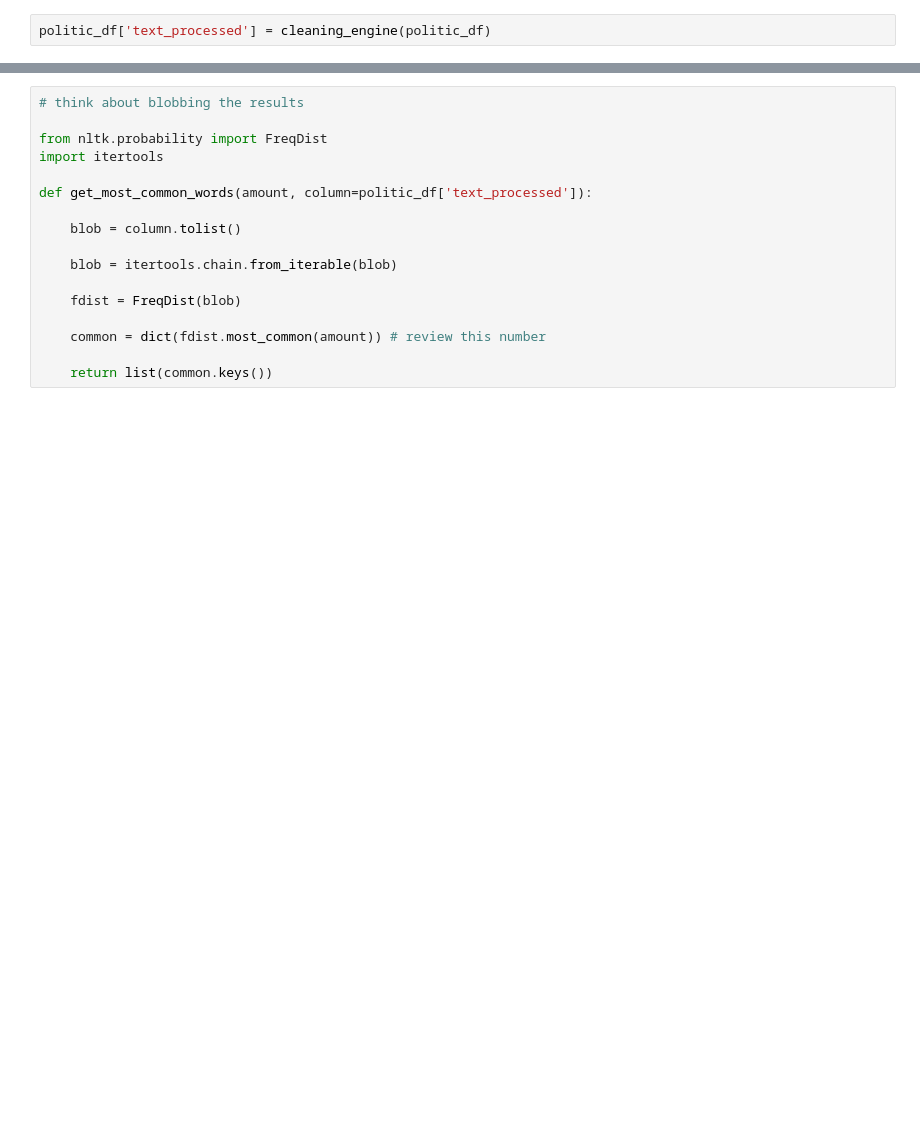
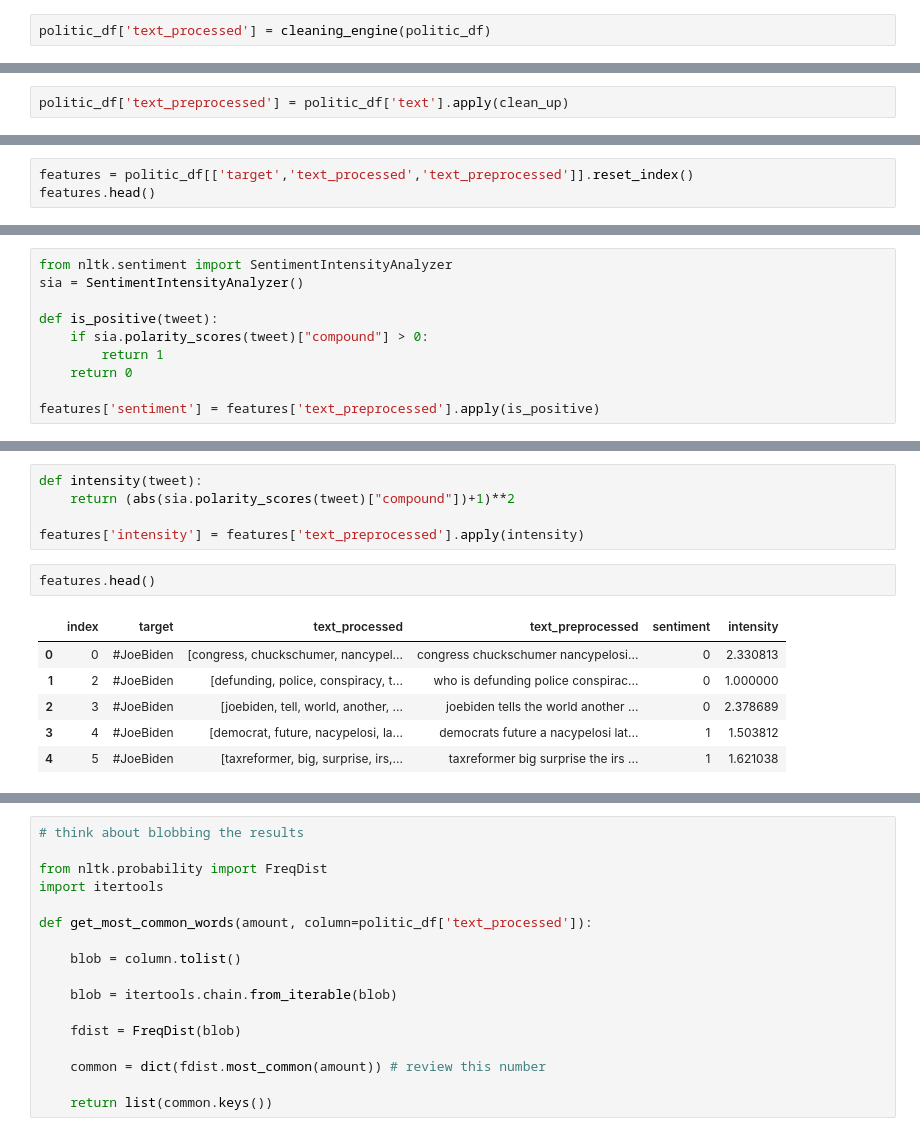
Before and after one commit to FelipeAvila2/ML-Twitter-public-opinion-analysis, a Jupyter notebook: main.ipynb, the cells around one changed output, grey strips where cells are left out. Drawn from its saved outputs; the diff is of its cells as text; blank space fills up the shorter version.

```diff
--- a/main.ipynb
+++ b/main.ipynb
@@ -254,0 +264,2 @@ politic_df['text_processed'] = cleaning_engine(politic_df)
+# %%
+politic_df['text_preprocessed'] = politic_df['text'].apply(clean_up)
@@ -254,0 +268,3 @@ politic_df['text_processed'] = cleaning_engine(politic_df)
+# %%
+features = politic_df[['target','text_processed','text_preprocessed']].reset_index()
+features.head()
@@ -254,0 +379,10 @@ politic_df['text_processed'] = cleaning_engine(politic_df)
+# %%
+from nltk.sentiment import SentimentIntensityAnalyzer
+sia = SentimentIntensityAnalyzer()
+
+def is_positive(tweet):
+    if sia.polarity_scores(tweet)["compound"] > 0:
+        return 1
+    return 0
+
+features['sentiment'] = features['text_preprocessed'].apply(is_positive)
@@ -254,0 +398,14 @@ politic_df['text_processed'] = cleaning_engine(politic_df)
+# %%
+def intensity(tweet):
+    return (abs(sia.polarity_scores(tweet)["compound"])+1)**2
+
+features['intensity'] = features['text_preprocessed'].apply(intensity)
+# %%
+features.head()
+# %% [output]
+|  | index | target | text_processed | text_preprocessed | sentiment | intensity |
+| 0 | 0 | #JoeBiden | [congress, chuckschumer, nancypel... | congress chuckschumer nancypelosi... | 0 | 2.330813 |
+| 1 | 2 | #JoeBiden | [defunding, police, conspiracy, t... | who is defunding police conspirac... | 0 | 1.000000 |
+| 2 | 3 | #JoeBiden | [joebiden, tell, world, another, ... | joebiden tells the world another ... | 0 | 2.378689 |
+| 3 | 4 | #JoeBiden | [democrat, future, nacypelosi, la... | democrats future a nacypelosi lat... | 1 | 1.503812 |
+| 4 | 5 | #JoeBiden | [taxreformer, big, surprise, irs,... | taxreformer big surprise the irs ... | 1 | 1.621038 |
```
Also changed, not shown: parts of 19 cells of this notebook.
